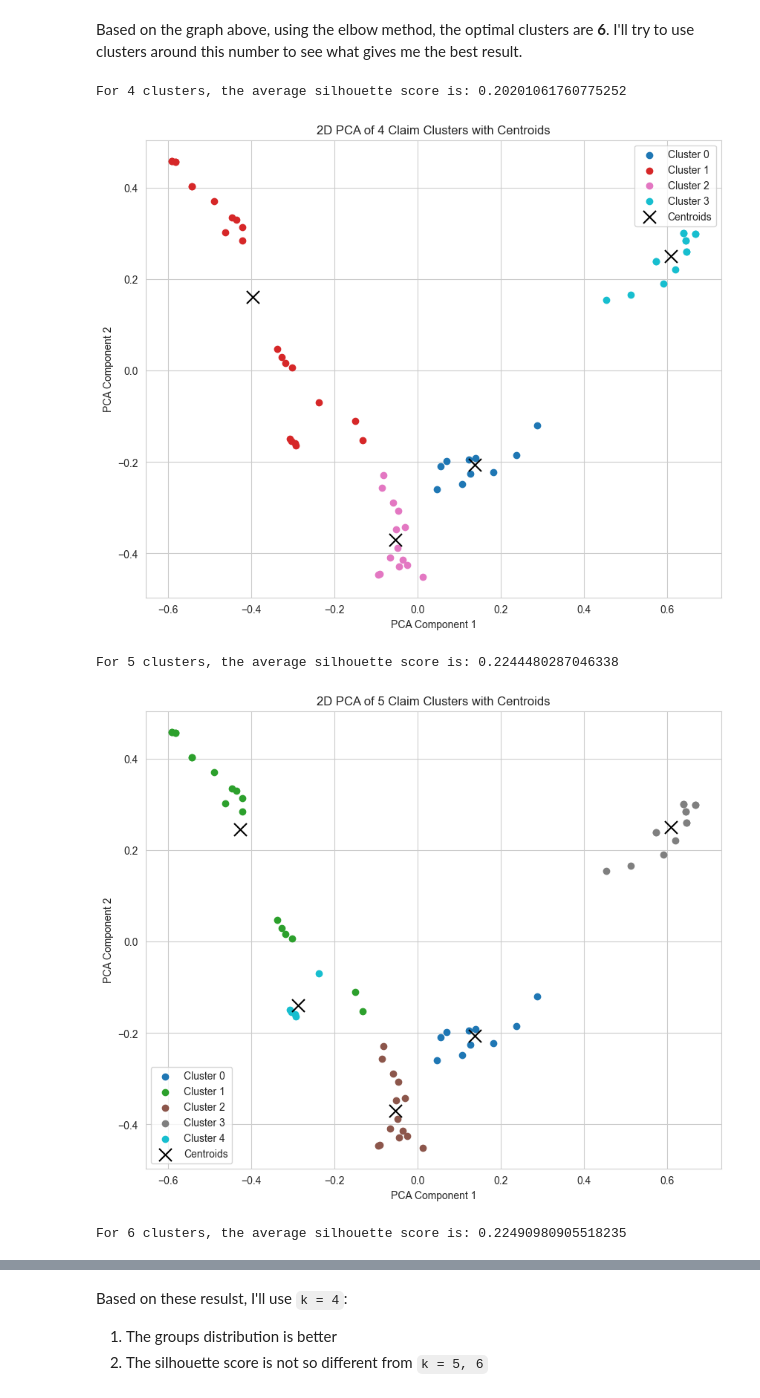
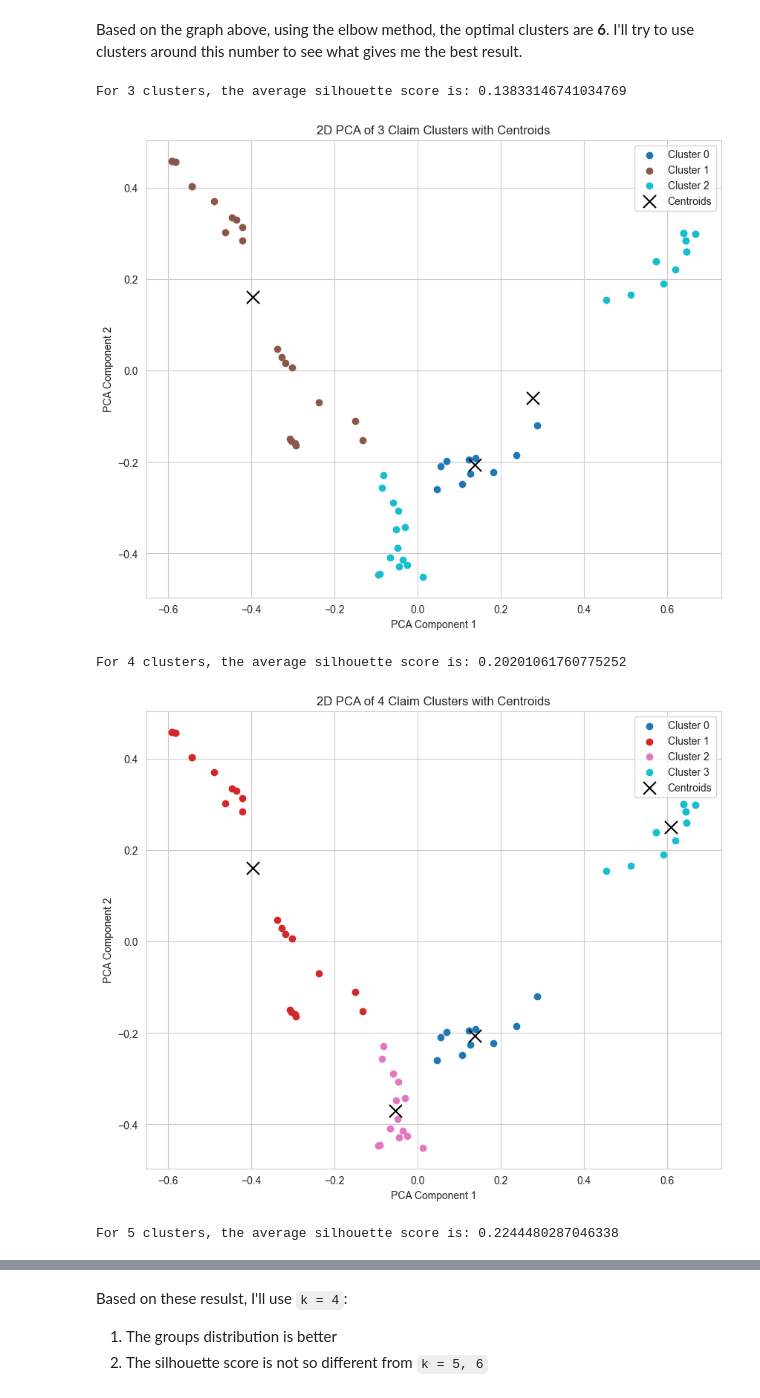
Before and after one commit to TamirG765/NLP-Clustering-Project, a Jupyter notebook: model.ipynb, the cells around one changed output, grey strips where cells are left out. Saved outputs shown, nothing was run; the diff lists cells and outputs as text; code cells hidden in the pictures.

```diff
--- a/model.ipynb
+++ b/model.ipynb
@@ -126,11 +128,11 @@ def cluster_and_visualize(tfidf_matrix: csr_matrix, k: int):
     plt.legend(loc='best')
     plt.show()
 # %%
-for i in range(4, 8):
+for i in range(3, 8):
     cluster_and_visualize(tfidf_matrix, k=i)
 # %% [output]
-For 4 clusters, the average silhouette score is: 0.20201061760775252
+For 3 clusters, the average silhouette score is: 0.13833146741034769
-[figure, old version]
+[figure, new version]
-For 5 clusters, the average silhouette score is: 0.2244480287046338
+For 4 clusters, the average silhouette score is: 0.20201061760775252
-[figure, old version]
+[figure, new version]
-For 6 clusters, the average silhouette score is: 0.22490980905518235
+For 5 clusters, the average silhouette score is: 0.2244480287046338
```
Also changed, not shown: parts of 20 cells of this notebook, 1 other file.
